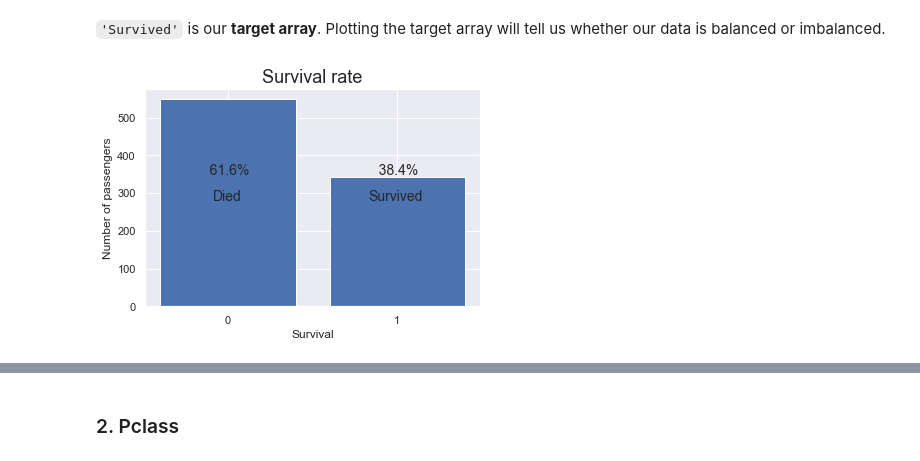
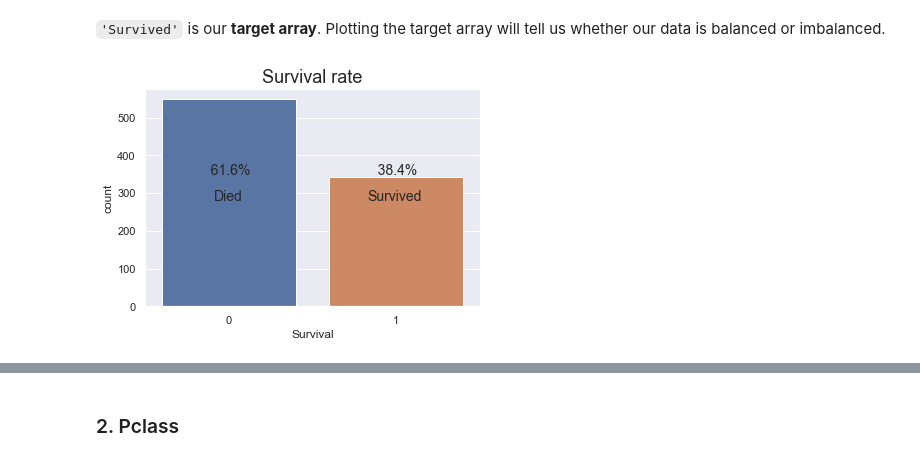
Before and after one commit to carlotta-marchis/Titanic-competition, a Jupyter notebook: The Data.ipynb, the cells around one changed output, grey strips where cells are left out. Drawn from its saved outputs; the diff is of its cells as text; code cells hidden in the pictures.

```diff
--- a/The Data.ipynb
+++ b/The Data.ipynb
@@ -10,7 +10,6 @@ import seaborn as sns; sns.set()
 # %% [markdown]
 Importing the 'train.csv' file into a DataFrame:
 # %%
-data = pd.read_csv('input/train.csv', index_col=['PassengerId'])
-data.index.names = ['PId']
+data = pd.read_csv('input/train.csv')
 data.head()
 # %% [output]
@@ -68,17 +66,12 @@ We see that `'Age'`, `'Cabin'` and `'Embarked'` are the only columns that have m
 # %% [markdown]
 `'Survived'` is our **target array**. Plotting the target array will tell us whether our data is balanced or imbalanced.
 # %%
-bins = [-0.4, 0.4, 0.6, 1.4]
-plt.hist(data['Survived'], bins=bins)
-
-plt.xticks([0, 1])
+sns.countplot(x='Survived', data=data)
+plt.title('Survival rate', fontsize=18)
 plt.xlabel('Survival')
-plt.ylabel('Number of passengers')
-plt.title('Survival rate', size=18)
 plt.text(-0.18, 350, str(format(data['Survived'].value_counts(normalize=True)[0]*100,'7.1f')) + '% ', size=14)
 plt.text(-0.09, 280, 'Died', size=14);
-
 plt.text(0.82, 350, str(format(data['Survived'].value_counts(normalize=True)[1]*100,'7.1f')) + '% ', size=14);
 plt.text(0.83, 280, 'Survived', size=14);
 # %% [output]
-[figure, old version]
+[figure, new version]
```
Also changed, not shown: parts of 30 cells of this notebook.
